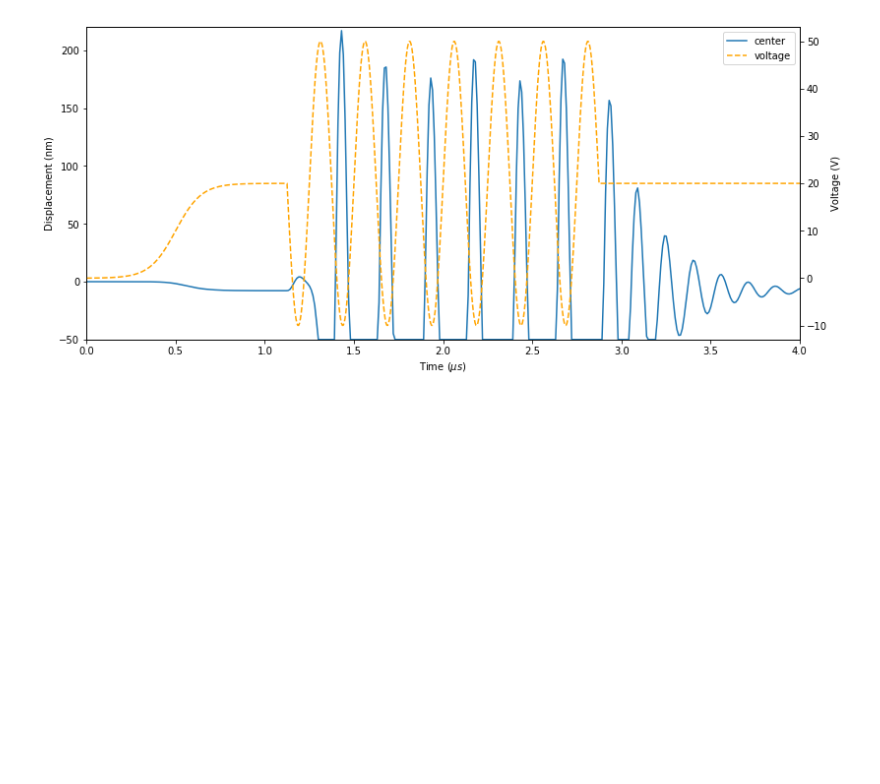
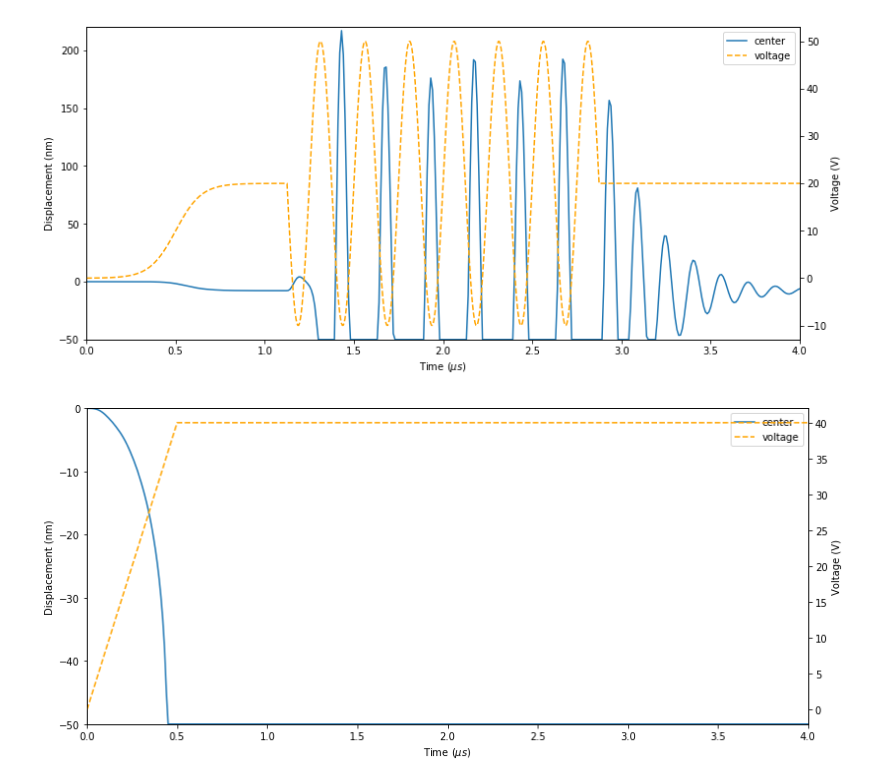
Before and after one commit to bdshieh/cnl-dyna, a Jupyter notebook: demos/single_square_membrane.ipynb, the cells around one changed output. Cells and saved outputs as stored; diff of their text form; code cells hidden in the pictures; blank space fills up the shorter version.

```diff
--- a/demos/single_square_membrane.ipynb
+++ b/demos/single_square_membrane.ipynb
@@ -204,3 +204,28 @@ tax.set_ylabel('Voltage (V)');
 # anim = FuncAnimation(fig, lambda i: update(i, patches, rects, solver.displacement),
 #                      frames=range(0, len(solver.time), 2), interval=5)
 # anim.save('collapse-snapback.gif', dpi=80, writer='imagemagick', fps=20)
+# %%
+''' Linear ramp '''
+v_t, v = simulation.linear_ramp(0.5e-6, 5e-9, tstop=t_stop)
+v = 40 * v
+
+solver = FixedStepSolver.from_array_and_db(array, db_file, v_t, v, t_start, t_stop, atol, maxiter=1)
+solver.solve()
+# %%
+fig, ax = plt.subplots(figsize=(11, 5))
+tax = ax.twinx()
+plt.tight_layout()
+
+l1, = ax.plot(solver.time / 1e-6, solver.displacement[:, 4] / 1e-9)
+l2, = tax.plot(v_t / 1e-6, v, '--',color='orange')
+
+ax.legend([l1, l2], ['center', 'voltage'])
+
+ax.set_xlim(0, 4)
+ax.set_ylim(-50, 0)
+
+ax.set_xlabel(r'Time ($\mu s$)')
+ax.set_ylabel('Displacement (nm)')
+tax.set_ylabel('Voltage (V)');
+# %% [output]
+[figure, added]
```
Also changed, not shown: 1 other file.
